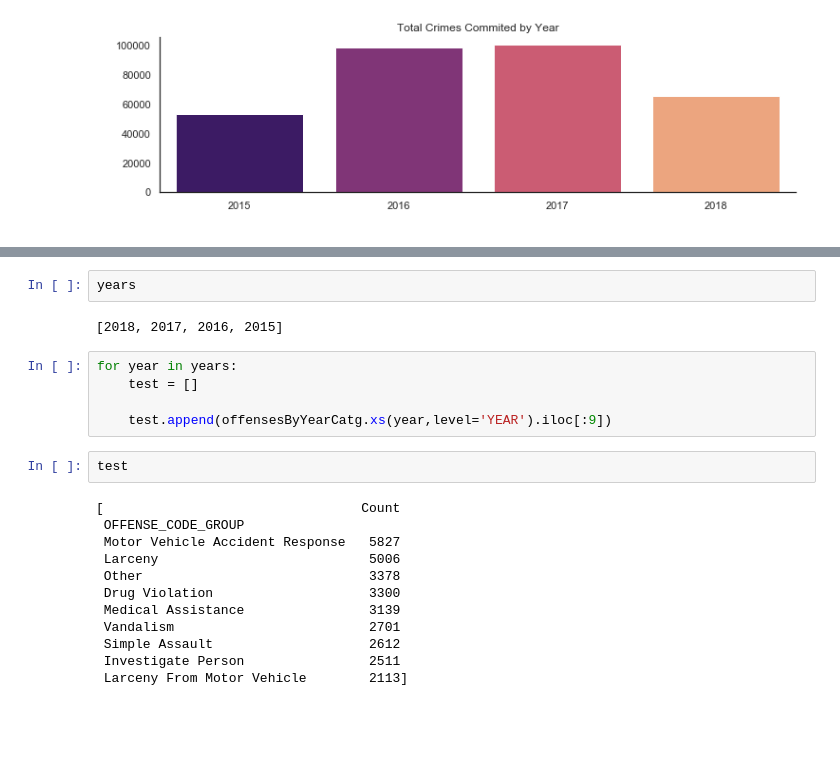
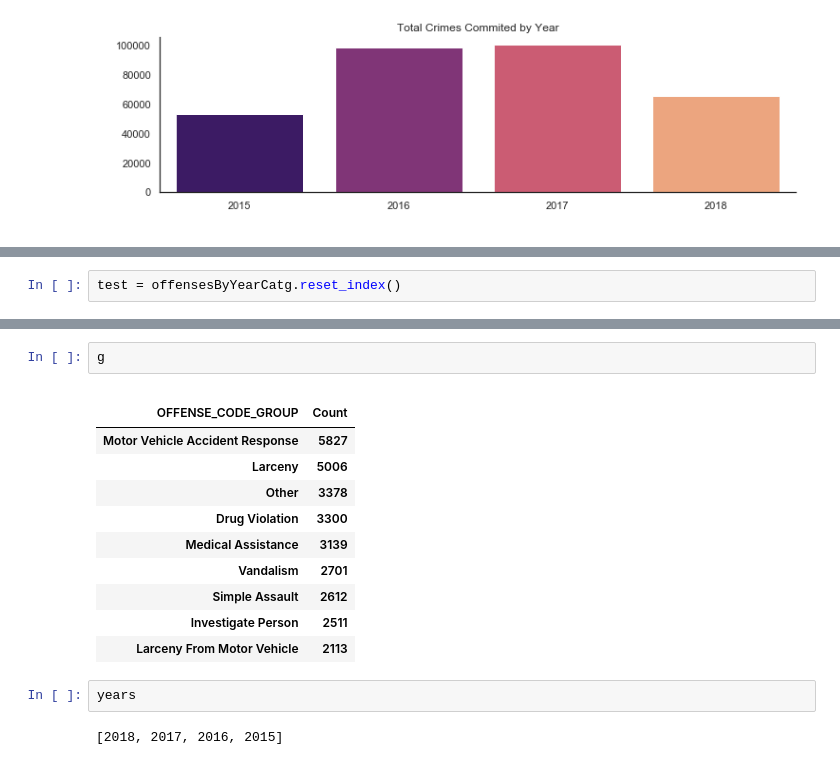
Before and after one commit to SpacePatroller/Boston_Crime_Data, a Jupyter notebook: Crime Data EDA.ipynb, the cells around one changed output, grey strips where cells are left out. Cells and saved outputs as stored; diff of their text form; blank space fills up the shorter version.

Commit message:
work on append and looping

```diff
--- a/Crime Data EDA.ipynb
+++ b/Crime Data EDA.ipynb
@@ -364,0 +353,2 @@ offensesByYearCatg
+# %%
+test = offensesByYearCatg.reset_index()
@@ -367,23 +400,18 @@ years = df['YEAR'].unique().tolist()
+# %%
+g
+# %% [output]
+|  |  |
+| OFFENSE_CODE_GROUP | Count |
+| Motor Vehicle Accident Response | 5827 |
+| Larceny | 5006 |
+| Other | 3378 |
+| Drug Violation | 3300 |
+| Medical Assistance | 3139 |
+| Vandalism | 2701 |
+| Simple Assault | 2612 |
+| Investigate Person | 2511 |
+| Larceny From Motor Vehicle | 2113 |
 # %%
 years
 # %% [output]
 [2018, 2017, 2016, 2015]
-# %%
-for year in years:
-    test = []
-
-    test.append(offensesByYearCatg.xs(year,level='YEAR').iloc[:9])
-# %%
-test
-# %% [output]
-[                                 Count
- OFFENSE_CODE_GROUP
- Motor Vehicle Accident Response   5827
- Larceny                           5006
- Other                             3378
- Drug Violation                    3300
- Medical Assistance                3139
- Vandalism                         2701
- Simple Assault                    2612
- Investigate Person                2511
- Larceny From Motor Vehicle        2113]
```
Also changed, not shown: parts of 6 cells of this notebook.
